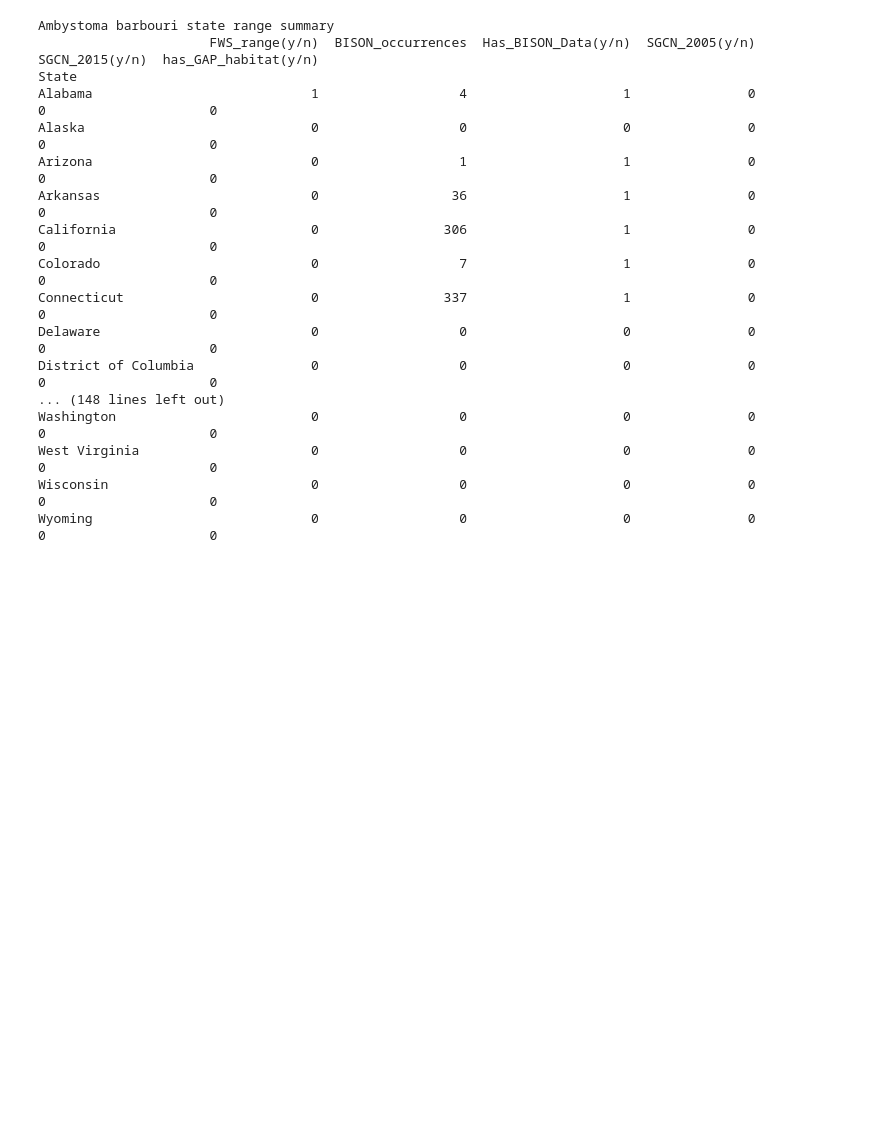
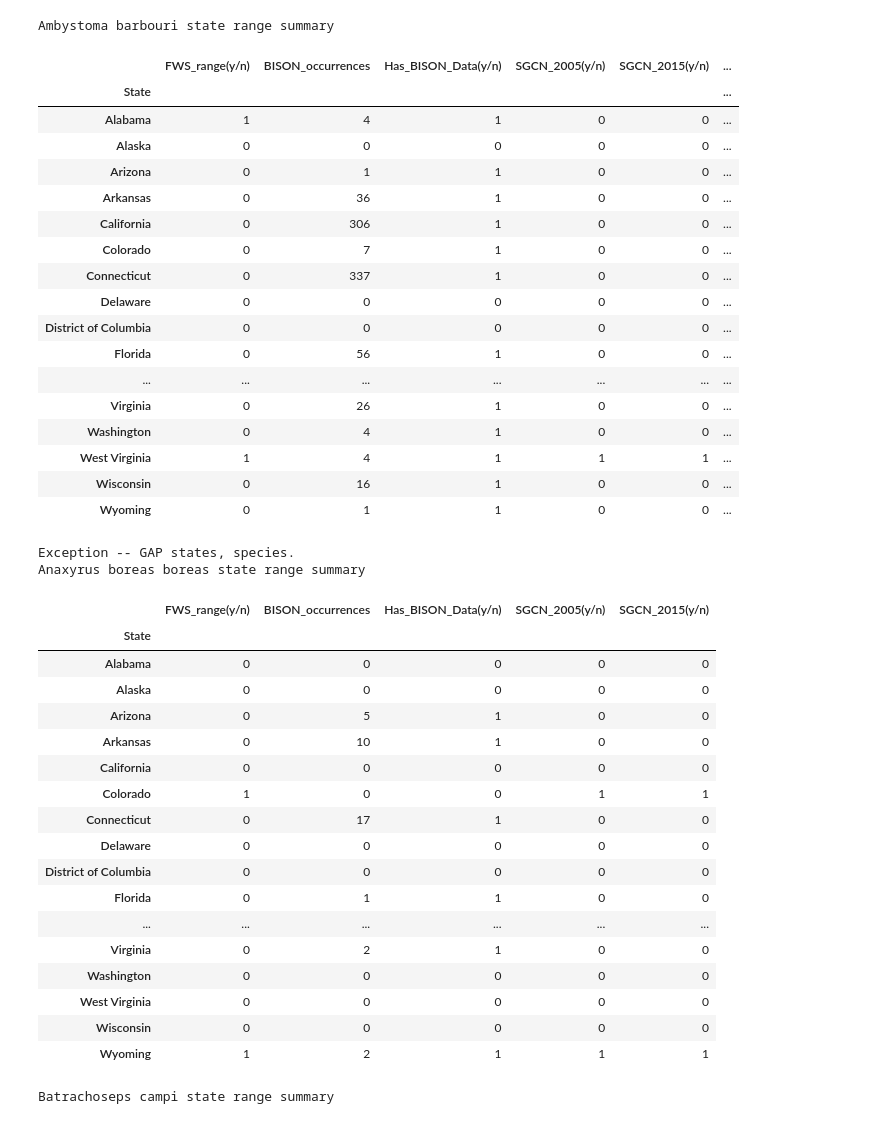
Before and after one commit to usgs-bcb/FWS-ESA-WorkPlanSpecies, a Jupyter notebook: State range summaries.ipynb, the cells around one changed output. Cells and saved outputs as stored; diff of their text form; code cells hidden in the pictures; blank space fills up the shorter version.

Commit message:
Changed from print to display

```diff
--- a/State range summaries.ipynb
+++ b/State range summaries.ipynb
@@ -80,48 +80,72 @@ for sp in spp[:3]:
     try:
         for x in Synth['SGCN State List 2005']:
             df0.loc[x, 'SGCN_2005(y/n)'] = 1
 
     except:
         print("Exception -- SGCN 2005")
 
     try:
         for x in Synth['SGCN State List 2015']:
             df0.loc[x, 'SGCN_2015(y/n)'] = 1
     except:
         print('Exception -- SGCN 2015')
 
     ###################################################################  GAP habitat
     # Which states have potential habitat (GAP)?
     try:
         GAP_states = Synth['States with GAP Species Potential Habitat']
         for x in GAP_states:
             state_name = x.strip()
             df0.loc[state_name, 'has_GAP_habitat(y/n)'] = 1
     except:
         print('Exception -- GAP states, species.')
 
     #################################################################  Clean up\
     df1 = df0.fillna(0).astype(int)
     # get rid of non-CONUS states
     lowers = [str(x) for x in us.STATES_CONTINENTAL]
-    print('\n\n' + sp + ' state range summary')
+    print(sp + ' state range summary')
     df2 = df1.filter(items=lowers, axis=0)
-    print(df2)
+    display(df2)
+    print('\n\n')
 # %% [output]
 Ambystoma barbouri state range summary
-                      FWS_range(y/n)  BISON_occurrences  Has_BISON_Data(y/n)  SGCN_2005(y/n)  SGCN_2015(y/n)  has_GAP_habitat(y/n)
-State
-Alabama                            1                  4                    1               0               0                     0
-Alaska                             0                  0                    0               0               0                     0
-Arizona                            0                  1                    1               0               0                     0
-Arkansas                           0                 36                    1               0               0                     0
-California                         0                306                    1               0               0                     0
-Colorado                           0                  7                    1               0               0                     0
-Connecticut                        0                337                    1               0               0                     0
-Delaware                           0                  0                    0               0               0                     0
-District of Columbia               0                  0                    0               0               0                     0
-... (148 lines left out)
-Washington                         0                  0                    0               0               0                     0
-West Virginia                      0                  0                    0               0               0                     0
-Wisconsin                          0                  0                    0               0               0                     0
-Wyoming                            0                  0                    0               0               0                     0
+|  | FWS_range(y/n) | BISON_occurrences | Has_BISON_Data(y/n) | SGCN_2005(y/n) | SGCN_2015(y/n) | ... |
+| State |  |  |  |  |  | ... |
+| Alabama | 1 | 4 | 1 | 0 | 0 | ... |
+| Alaska | 0 | 0 | 0 | 0 | 0 | ... |
+| Arizona | 0 | 1 | 1 | 0 | 0 | ... |
+| Arkansas | 0 | 36 | 1 | 0 | 0 | ... |
+| California | 0 | 306 | 1 | 0 | 0 | ... |
+| Colorado | 0 | 7 | 1 | 0 | 0 | ... |
+| Connecticut | 0 | 337 | 1 | 0 | 0 | ... |
+| Delaware | 0 | 0 | 0 | 0 | 0 | ... |
+| District of Columbia | 0 | 0 | 0 | 0 | 0 | ... |
+| Florida | 0 | 56 | 1 | 0 | 0 | ... |
+| ... | ... | ... | ... | ... | ... | ... |
+| Virginia | 0 | 26 | 1 | 0 | 0 | ... |
+| Washington | 0 | 4 | 1 | 0 | 0 | ... |
+| West Virginia | 1 | 4 | 1 | 1 | 1 | ... |
+| Wisconsin | 0 | 16 | 1 | 0 | 0 | ... |
+| Wyoming | 0 | 1 | 1 | 0 | 0 | ... |
+Exception -- GAP states, species.
+Anaxyrus boreas boreas state range summary
+|  | FWS_range(y/n) | BISON_occurrences | Has_BISON_Data(y/n) | SGCN_2005(y/n) | SGCN_2015(y/n) |
+| State |  |  |  |  |  |
+| Alabama | 0 | 0 | 0 | 0 | 0 |
+| Alaska | 0 | 0 | 0 | 0 | 0 |
+| Arizona | 0 | 5 | 1 | 0 | 0 |
+| Arkansas | 0 | 10 | 1 | 0 | 0 |
+| California | 0 | 0 | 0 | 0 | 0 |
+| Colorado | 1 | 0 | 0 | 1 | 1 |
+| Connecticut | 0 | 17 | 1 | 0 | 0 |
+| Delaware | 0 | 0 | 0 | 0 | 0 |
+| District of Columbia | 0 | 0 | 0 | 0 | 0 |
+| Florida | 0 | 1 | 1 | 0 | 0 |
+| ... | ... | ... | ... | ... | ... |
+| Virginia | 0 | 2 | 1 | 0 | 0 |
+| Washington | 0 | 0 | 0 | 0 | 0 |
+| West Virginia | 0 | 0 | 0 | 0 | 0 |
+| Wisconsin | 0 | 0 | 0 | 0 | 0 |
+| Wyoming | 1 | 2 | 1 | 1 | 1 |
+Batrachoseps campi state range summary
```
Also changed, not shown: parts of 1 cell of this notebook, 1 other file.
